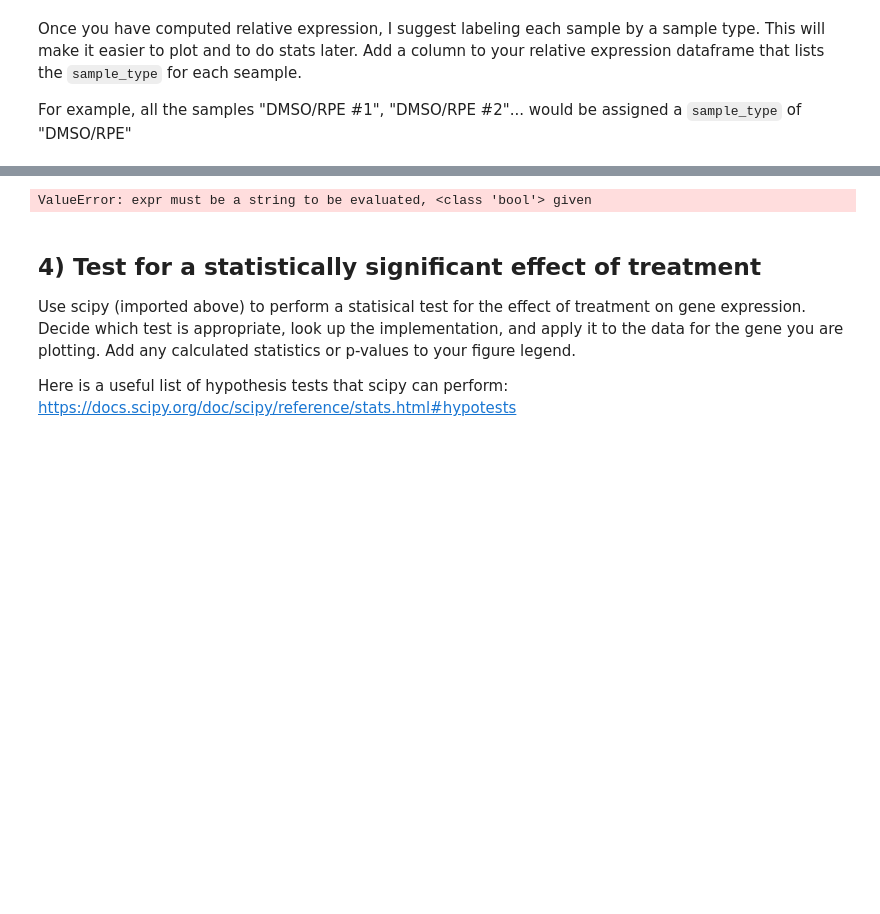
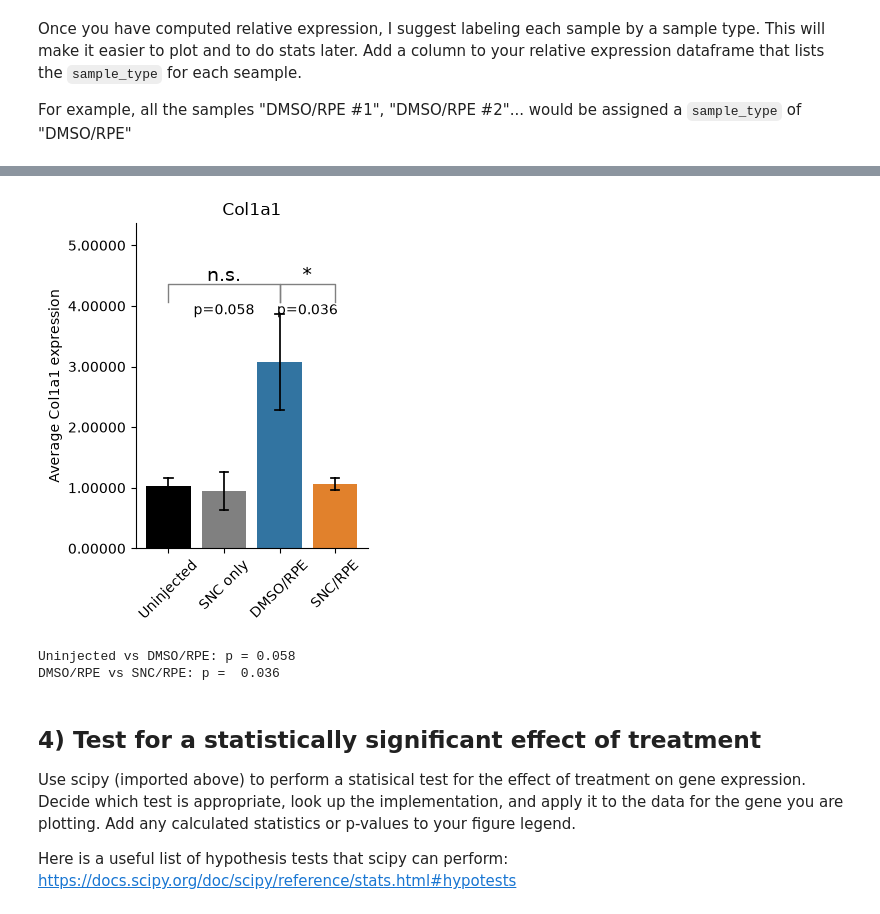
Before and after one commit to Sdivekar05/ABIO558-Shraddha, a Jupyter notebook: miniproject_1_blank.ipynb, the cells around one changed output, grey strips where cells are left out. Saved outputs shown, nothing was run; the diff lists cells and outputs as text; code cells hidden in the pictures; blank space fills up the shorter version.

```diff
--- a/miniproject_1_blank.ipynb
+++ b/miniproject_1_blank.ipynb
@@ -118,7 +108,8 @@ For example, all the samples "DMSO/RPE #1", "DMSO/RPE #2"... would be assigned a
 # %%
 ##'apple  pie'.split('l')
 ##'apple  pie'.split("")[0]
-sample_type = [x.split('#')[0] for x in rel_exp.index]
-rel_exp['sample type'] = sample_type
-rel_exp
+sample_type = [x.split('#')[0].strip() for x in rel_exp.index]
+
+rel_exp['sample_type'] = sample_type
+print(rel_exp)
 # %% [output]
@@ -147,10 +137,63 @@ Look up the documentation for seaborn **barplot** to reproduce one of the panels
 https://journals.plos.org/plosone/article?id=10.1371/journal.pone.0243626
 
 ![image.png](attachment:5b69870a-d03b-4173-a35e-7052ad1d7a02.png)
-# %%
-sample_1 = rel_exp.query('sample type' == "uninjected")
-# %% [output]
-ValueError: expr must be a string to be evaluated, <class 'bool'> given
+# %%
+order = ['Uninjected', 'SNC only', 'DMSO/RPE', 'SNC/RPE']
+colors = dict(zip(order, ['black', 'grey', 'tab:blue', 'tab:orange']))
+gene = 'Col1a1'
+
+fig, ax = plt.subplots(figsize=(3.5, 4.5))
+
+sns.barplot(data=rel_exp, x='sample_type', y=gene, order=order,
+            palette=colors, hue='sample_type', legend=False,
+            estimator='mean', errorbar='se', capsize=0.15,
+            err_kws={'linewidth': 1.25, 'color': 'k'}, ax=ax)
+x = range(len(order))
+ax.set_yticks(range(10))
+ax.set_xlabel('')
+ax.set_ylabel('Average Col1a1 expression')
+ax.set_title('Col1a1')
+ax.tick_params(axis='x', rotation=45)
+ax.set_ylim(0,6)
+sns.despine()
+plt.tight_layout()
+ax.yaxis.set_major_formatter('{x:0.5f}')
+
+
+summary_raw = rel_exp.groupby('sample_type')['Col1a1'].agg(['mean', 'std', 'sem', 'count'])
+summary = summary_raw.reindex(order)
+def stars(p):
+    return '***' if p < 0.001 else '**' if p < 0.01 else '*' if p < 0.05 else 'n.s.'
+def bracket(x1, x2, y, p):
+    ax.plot([x1, x1, x2, x2],[y - 0.3, y, y, y - 0.3], color = 'grey', lw=1)
+    ax.text((x1 + x2)/2, y+0.05, '*' if p < 0.05 else 'n.s.', ha = 'center', fontsize = 14)
+    ax.text((x1 + x2)/2, y-0.5, f'p={p:.3f}', ha='center', fontsize = 10)
+
+def grp(name):
+    return rel_exp.loc[rel_exp['sample_type'] == name, 'Col1a1']
+p1 = stats.ttest_ind(grp('Uninjected'), grp('DMSO/RPE')).pvalue
+p2 = stats.ttest_ind(grp('DMSO/RPE'), grp('SNC/RPE')).pvalue
+
+top = (summary['mean'] + summary['sem']).max()
+bracket(0, 2, top + 0.5, p1)
+bracket(2, 3, top + 0.5, p2)
+ax.set_ylim(0, top + 1.5)
+plt.tight_layout()
+
+plt.show()
+
+
+
+p1 = stats.f_oneway(grp('Uninjected'), grp('DMSO/RPE')).pvalue
+p2 = stats.f_oneway(grp('DMSO/RPE'), grp('SNC/RPE')).pvalue
+
+
+print('Uninjected vs DMSO/RPE: p =', round(p1, 3))
+print('DMSO/RPE vs SNC/RPE: p = ', round(p2, 3))
+# %% [output]
+[figure, added]
+Uninjected vs DMSO/RPE: p = 0.058
+DMSO/RPE vs SNC/RPE: p =  0.036
 # %% [markdown]
 ## 4) Test for a statistically significant effect of treatment
 Use scipy (imported above) to perform a statisical test for the effect of treatment on gene expression. Decide which test is appropriate, look up the implementation, and apply it to the data for the gene you are plotting. Add any calculated statistics or p-values to your figure legend.
```
Also changed, not shown: parts of 4 cells of this notebook.
